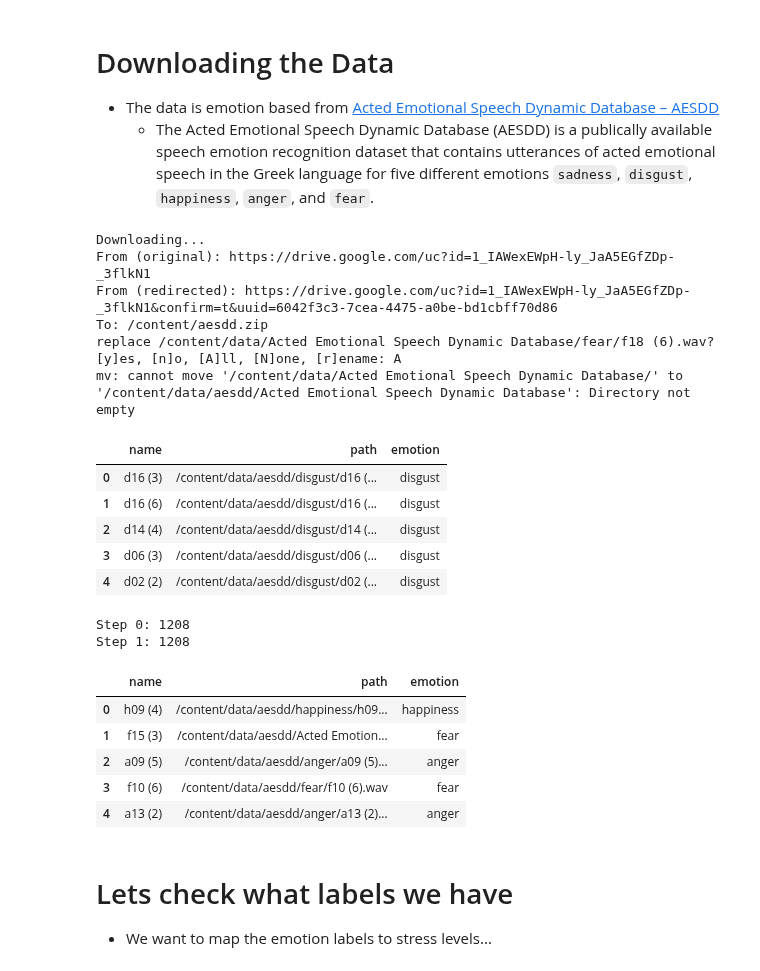
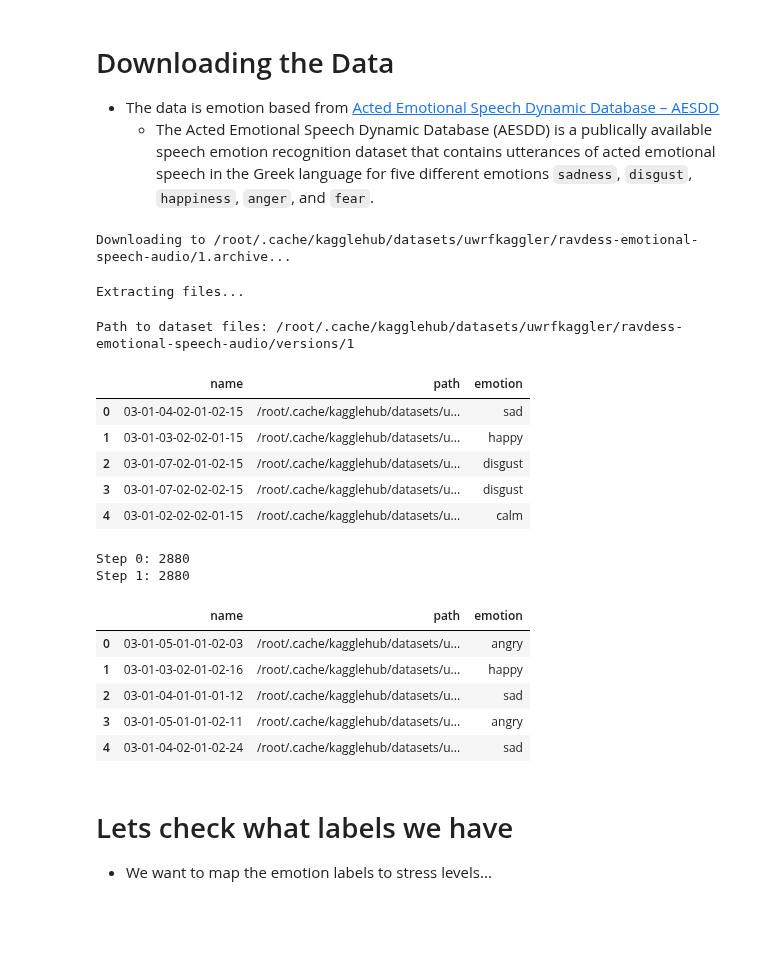
Before and after one commit to perujuice/VIP-Sub1, a Jupyter notebook: speech_recognition/experiment1.ipynb, the cells around one changed output. Drawn from its saved outputs; the diff is of its cells as text; code cells hidden in the pictures; blank space fills up the shorter version.

```diff
--- a/speech_recognition/experiment1.ipynb
+++ b/speech_recognition/experiment1.ipynb
@@ -60,19 +61,14 @@ wandb: W&B API key is configured. Use `wandb login --relogin` to force relogin
 - The data is emotion based from [Acted Emotional Speech Dynamic Database – AESDD](http://m3c.web.auth.gr/research/aesdd-speech-emotion-recognition/)
   - The Acted Emotional Speech Dynamic Database (AESDD) is a publically available speech emotion recognition dataset that contains utterances of acted emotional speech in the Greek language for five different emotions `sadness`, `disgust`, `happiness`, `anger`, and `fear`.
 # %%
-# Download the dataset from
+import kagglehub
 
-!mkdir -p /content/data
-!gdown https://drive.google.com/uc?id=1_IAWexEWpH-ly_JaA5EGfZDp-_3flkN1
-!unzip -q aesdd.zip -d /content/data/
-!mv "/content/data/Acted Emotional Speech Dynamic Database/" /content/data/aesdd/
+path = kagglehub.dataset_download("uwrfkaggler/ravdess-emotional-speech-audio")
+print("Path to dataset files:", path)
 # %% [output]
-Downloading...
-From (original): https://drive.google.com/uc?id=1_IAWexEWpH-ly_JaA5EGfZDp-_3flkN1
-From (redirected): https://drive.google.com/uc?id=1_IAWexEWpH-ly_JaA5EGfZDp-_3flkN1&confirm=t&uuid=6042f3c3-7cea-4475-a0be-bd1cbff70d86
-To: /content/aesdd.zip
-replace /content/data/Acted Emotional Speech Dynamic Database/fear/f18 (6).wav? [y]es, [n]o, [A]ll, [N]one, [r]ename: A
-mv: cannot move '/content/data/Acted Emotional Speech Dynamic Database/' to '/content/data/aesdd/Acted Emotional Speech Dynamic Database': Directory not empty
+Downloading to /root/.cache/kagglehub/datasets/uwrfkaggler/ravdess-emotional-speech-audio/1.archive...
+Extracting files...
+Path to dataset files: /root/.cache/kagglehub/datasets/uwrfkaggler/ravdess-emotional-speech-audio/versions/1
 # %%
 import numpy as np
 import pandas as pd
@@ -86,22 +82,33 @@ from sklearn.model_selection import train_test_split
 import os
 import sys
 # %%
+emotion_map = {
+    "01": "neutral",
+    "02": "calm",
+    "03": "happy",
+    "04": "sad",
+    "05": "angry",
+    "06": "fearful",
+    "07": "disgust",
+    "08": "surprised"
+}
+
 data = []
 
-for path in tqdm(Path("/content/data/aesdd").glob("**/*.wav")):
-    name = str(path).split('/')[-1].split('.')[0]
-    label = str(path).split('/')[-2]
+for file_path in tqdm(Path(path).glob("**/*.wav")):
+    name = str(file_path).split('/')[-1].split('.')[0]
+    label = emotion_map.get(name.split("-")[2], "unknown")
 
     try:
         # There are some broken files
-        s = torchaudio.load(path)
+        s = torchaudio.load(file_path)
         data.append({
             "name": name,
-            "path": path,
+            "path": file_path,
             "emotion": label
         })
     except Exception as e:
-        # print(str(path), e)
+        # print(str(file_path), e)
         pass
 
     # break
@@ -110,33 +117,33 @@ df = pd.DataFrame(data)
 df.head()
 # %% [output]
 |  | name | path | emotion |
-| 0 | d16 (3) | /content/data/aesdd/disgust/d16 (... | disgust |
-| 1 | d16 (6) | /content/data/aesdd/disgust/d16 (... | disgust |
-| 2 | d14 (4) | /content/data/aesdd/disgust/d14 (... | disgust |
-| 3 | d06 (3) | /content/data/aesdd/disgust/d06 (... | disgust |
-| 4 | d02 (2) | /content/data/aesdd/disgust/d02 (... | disgust |
+| 0 | 03-01-04-02-01-02-15 | /root/.cache/kagglehub/datasets/u... | sad |
+| 1 | 03-01-03-02-02-01-15 | /root/.cache/kagglehub/datasets/u... | happy |
+| 2 | 03-01-07-02-01-02-15 | /root/.cache/kagglehub/datasets/u... | disgust |
+| 3 | 03-01-07-02-02-02-15 | /root/.cache/kagglehub/datasets/u... | disgust |
+| 4 | 03-01-02-02-02-01-15 | /root/.cache/kagglehub/datasets/u... | calm |
 # %%
 # Filter broken and non-existed paths
 
 print(f"Step 0: {len(df)}")
 
 df["status"] = df["path"].apply(lambda path: True if os.path.exists(path) else None)
-df = df.dropna(subset=["path"])
+df = df.dropna(subset=["status"])  # changed from "path" to "status"
 df = df.drop("status", axis=1)
 print(f"Step 1: {len(df)}")
 
 df = df.sample(frac=1)
 df = df.reset_index(drop=True)
 df.head()
 # %% [output]
-Step 0: 1208
-Step 1: 1208
+Step 0: 2880
+Step 1: 2880
 |  | name | path | emotion |
-| 0 | h09 (4) | /content/data/aesdd/happiness/h09... | happiness |
-| 1 | f15 (3) | /content/data/aesdd/Acted Emotion... | fear |
-| 2 | a09 (5) | /content/data/aesdd/anger/a09 (5)... | anger |
-| 3 | f10 (6) | /content/data/aesdd/fear/f10 (6).wav | fear |
-| 4 | a13 (2) | /content/data/aesdd/anger/a13 (2)... | anger |
+| 0 | 03-01-05-01-01-02-03 | /root/.cache/kagglehub/datasets/u... | angry |
+| 1 | 03-01-03-02-01-02-16 | /root/.cache/kagglehub/datasets/u... | happy |
+| 2 | 03-01-04-01-01-01-12 | /root/.cache/kagglehub/datasets/u... | sad |
+| 3 | 03-01-05-01-01-02-11 | /root/.cache/kagglehub/datasets/u... | angry |
+| 4 | 03-01-04-02-01-02-24 | /root/.cache/kagglehub/datasets/u... | sad |
 # %% [markdown]
 # Lets check what labels we have
 - We want to map the emotion labels to stress levels...
```
Also changed, not shown: parts of 13 cells of this notebook.
